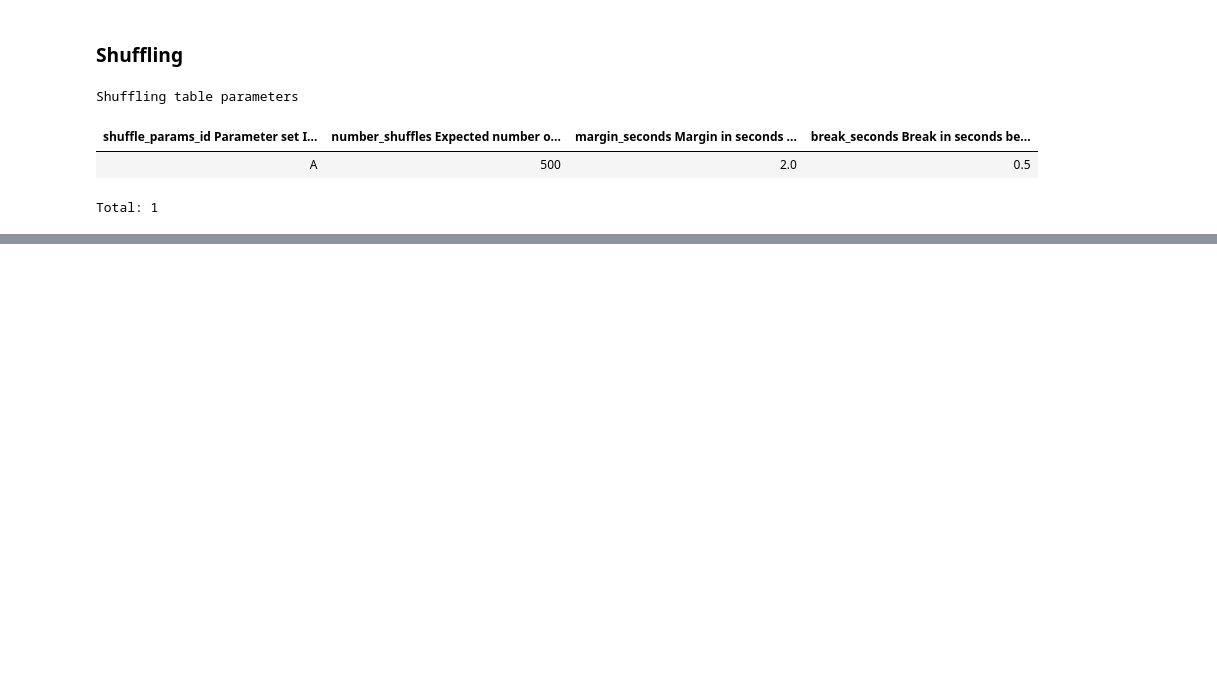
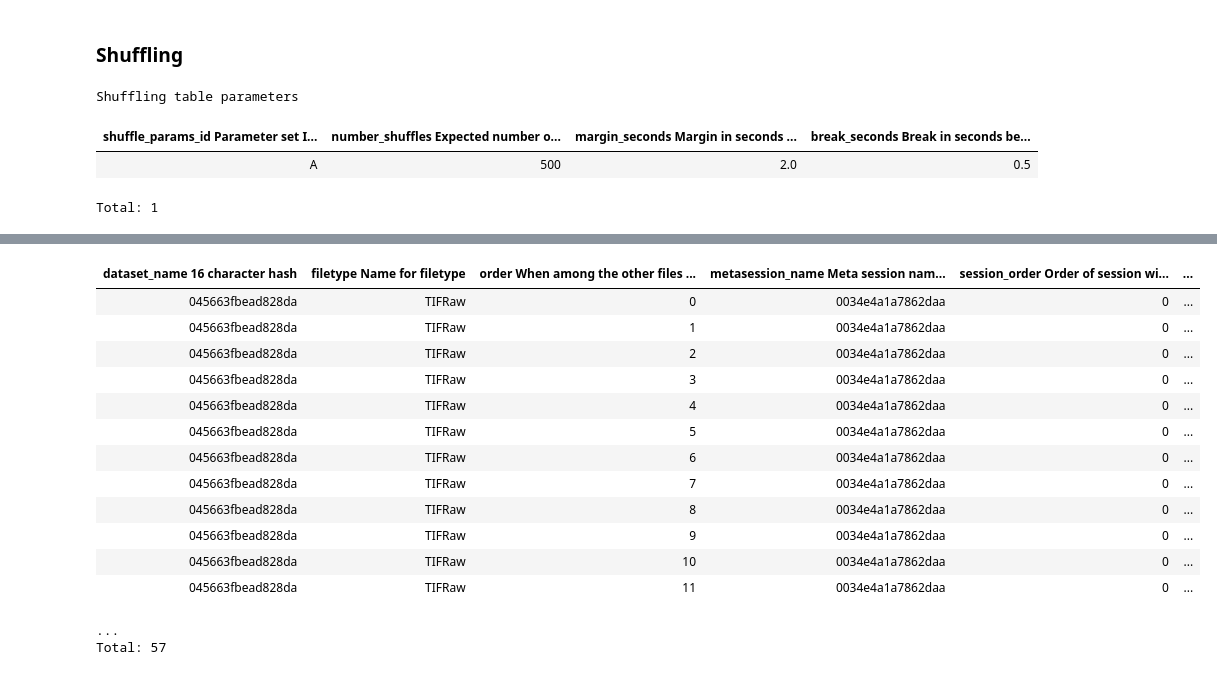
Before and after one commit to horsto/boundary_vector_score, a Jupyter notebook: BVS datajoint imaging.ipynb, the cells around one changed output, grey strips where cells are left out. Saved outputs shown, nothing was run; the diff lists cells and outputs as text; code cells hidden in the pictures; blank space fills up the shorter version.

```diff
--- a/BVS datajoint imaging.ipynb
+++ b/BVS datajoint imaging.ipynb
@@ -102,0 +117,18 @@ for rm in (BVScore * ShuffledBVS.BVS & 'bvs > bvs_99'):
+# %%
+PhysicalFile * Session.Data & 'session_name = "0034e4a1a7862daa"' & 'filetype = "TIFRaw"'
+# %% [output]
+| dataset_name 16 character hash | filetype Name for filetype | order When among the other files ... | metasession_name Meta session nam... | session_order Order of session wi... | ... |
+| 045663fbead828da | TIFRaw | 0 | 0034e4a1a7862daa | 0 | ... |
+| 045663fbead828da | TIFRaw | 1 | 0034e4a1a7862daa | 0 | ... |
+| 045663fbead828da | TIFRaw | 2 | 0034e4a1a7862daa | 0 | ... |
+| 045663fbead828da | TIFRaw | 3 | 0034e4a1a7862daa | 0 | ... |
+| 045663fbead828da | TIFRaw | 4 | 0034e4a1a7862daa | 0 | ... |
+| 045663fbead828da | TIFRaw | 5 | 0034e4a1a7862daa | 0 | ... |
+| 045663fbead828da | TIFRaw | 6 | 0034e4a1a7862daa | 0 | ... |
+| 045663fbead828da | TIFRaw | 7 | 0034e4a1a7862daa | 0 | ... |
+| 045663fbead828da | TIFRaw | 8 | 0034e4a1a7862daa | 0 | ... |
+| 045663fbead828da | TIFRaw | 9 | 0034e4a1a7862daa | 0 | ... |
+| 045663fbead828da | TIFRaw | 10 | 0034e4a1a7862daa | 0 | ... |
+| 045663fbead828da | TIFRaw | 11 | 0034e4a1a7862daa | 0 | ... |
+...
+Total: 57
```
Also changed, not shown: parts of 13 cells of this notebook, 2 other files.
